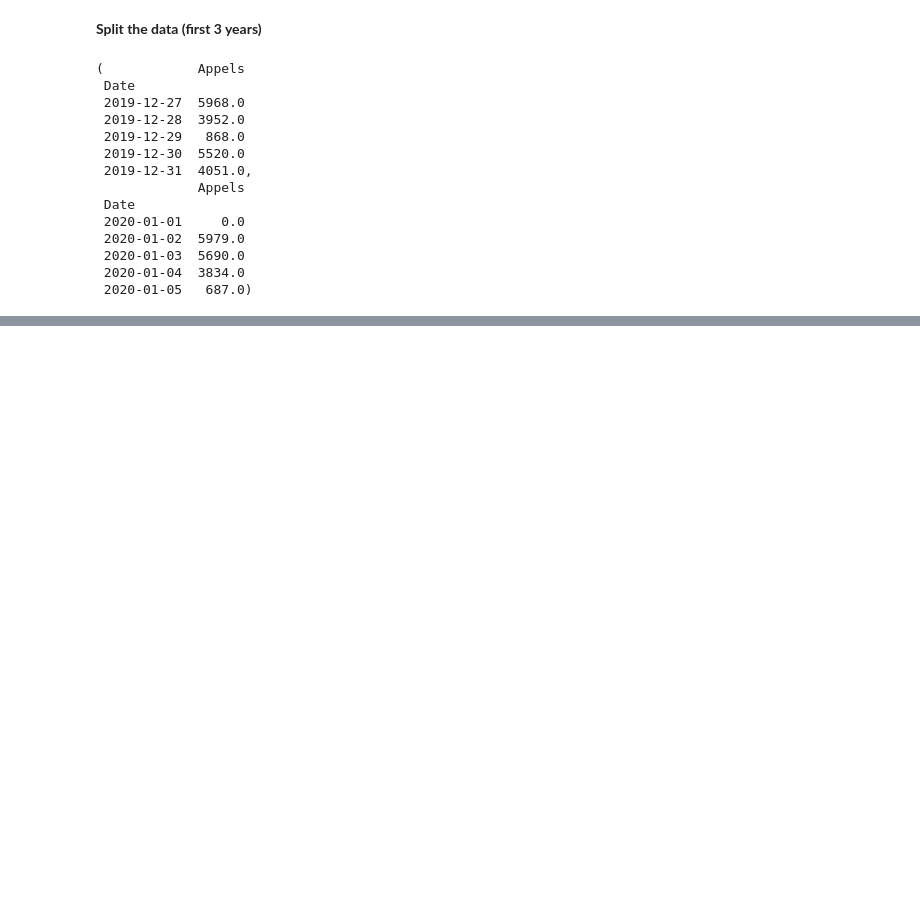
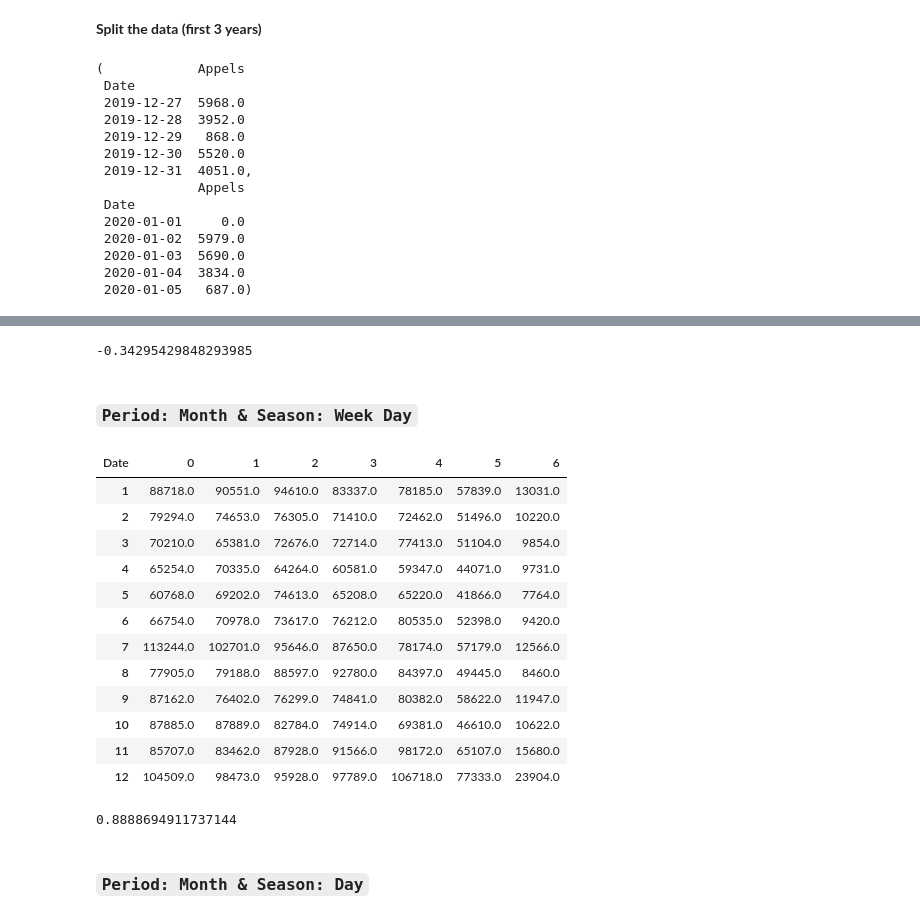
Before and after one commit to GabrielTruong/tsa_decomposition, a Jupyter notebook: model_type.ipynb, the cells around one changed output, grey strips where cells are left out. Saved outputs shown, nothing was run; the diff lists cells and outputs as text; code cells hidden in the pictures; blank space fills up the shorter version.

```diff
--- a/model_type.ipynb
+++ b/model_type.ipynb
@@ -9,6 +14,6 @@ from sklearn.model_selection import train_test_split
 # %%
 #import the dataset
-file="../Service Clients Darty 2017-2021.xlsx"
+file="./Service Clients Darty 2017-2021.xlsx"
 df = pd.read_excel(file)
 df.drop(columns=['Appels EGP'],inplace=True)
 df.set_index('Date',inplace=True)
@@ -86,7 +93,7 @@ def selectPeriod(df,period):
     elif period == 'M':
         return df.index.month
     elif period == 'W':
-        return df.index.week
+        return df.index.isocalendar().week
 # %%
 def selectSeason(df,season):
     """
@@ -99,11 +106,13 @@ def selectSeason(df,season):
     if season == 'M':
         return df.index.month
     elif season == 'W':
-        return df.index.week
+        return df.index.isocalendar().week
+    elif season == 'WD':
+        return df.index.weekday
     elif season == 'D':
-        return df.index.weekday
+        return df.index.day_of_year
 # %%
-def getBuysBallot(df,period='W',season='D'):
+def getBuysBallot(df,period='Y',season='M'):
     """
     Transform a df into a buys ballot table
     args:
@@ -192,0 +227,36 @@ def plot_decomposition_type(mean_df,std_df):
+# %%
+mean_df = compute_mean(train_df,"Y","D")
+std_df = compute_std(train_df,"Y","D")
+
+plot_decomposition_type(mean_df,std_df)
+std_df.corr(mean_df)
+# %% [output]
+-0.34295429848293985
+# %% [markdown]
+### **`Period: Month & Season: Week Day`**
+# %%
+getBuysBallot(train_df,"M","WD")
+# %% [output]
+| Date | 0 | 1 | 2 | 3 | 4 | 5 | 6 |
+| 1 | 88718.0 | 90551.0 | 94610.0 | 83337.0 | 78185.0 | 57839.0 | 13031.0 |
+| 2 | 79294.0 | 74653.0 | 76305.0 | 71410.0 | 72462.0 | 51496.0 | 10220.0 |
+| 3 | 70210.0 | 65381.0 | 72676.0 | 72714.0 | 77413.0 | 51104.0 | 9854.0 |
+| 4 | 65254.0 | 70335.0 | 64264.0 | 60581.0 | 59347.0 | 44071.0 | 9731.0 |
+| 5 | 60768.0 | 69202.0 | 74613.0 | 65208.0 | 65220.0 | 41866.0 | 7764.0 |
+| 6 | 66754.0 | 70978.0 | 73617.0 | 76212.0 | 80535.0 | 52398.0 | 9420.0 |
+| 7 | 113244.0 | 102701.0 | 95646.0 | 87650.0 | 78174.0 | 57179.0 | 12566.0 |
+| 8 | 77905.0 | 79188.0 | 88597.0 | 92780.0 | 84397.0 | 49445.0 | 8460.0 |
+| 9 | 87162.0 | 76402.0 | 76299.0 | 74841.0 | 80382.0 | 58622.0 | 11947.0 |
+| 10 | 87885.0 | 87889.0 | 82784.0 | 74914.0 | 69381.0 | 46610.0 | 10622.0 |
+| 11 | 85707.0 | 83462.0 | 87928.0 | 91566.0 | 98172.0 | 65107.0 | 15680.0 |
+| 12 | 104509.0 | 98473.0 | 95928.0 | 97789.0 | 106718.0 | 77333.0 | 23904.0 |
+# %%
+mean_df = compute_mean(train_df,"M","WD")
+std_df = compute_std(train_df,"M","WD")
+
+plot_decomposition_type(mean_df,std_df)
+std_df.corr(mean_df)
+# %% [output]
+0.8888694911737144
+# %% [markdown]
+### **`Period: Month & Season: Day`**
```
Also changed, not shown: parts of 21 cells of this notebook.
